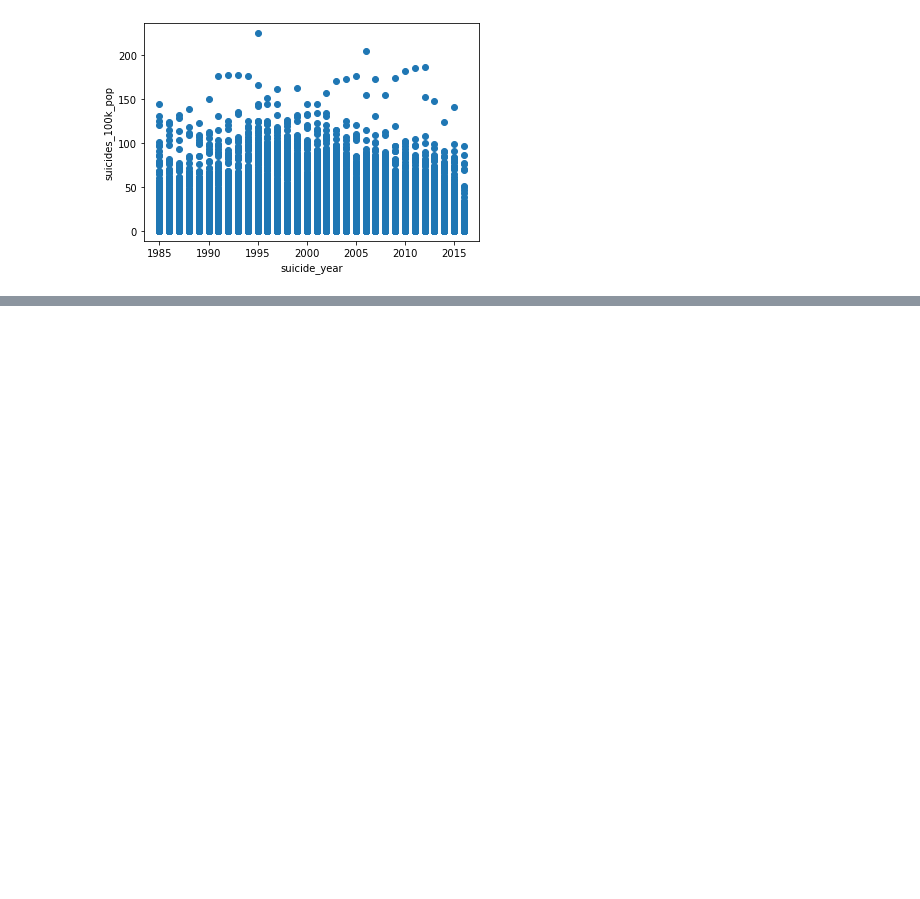
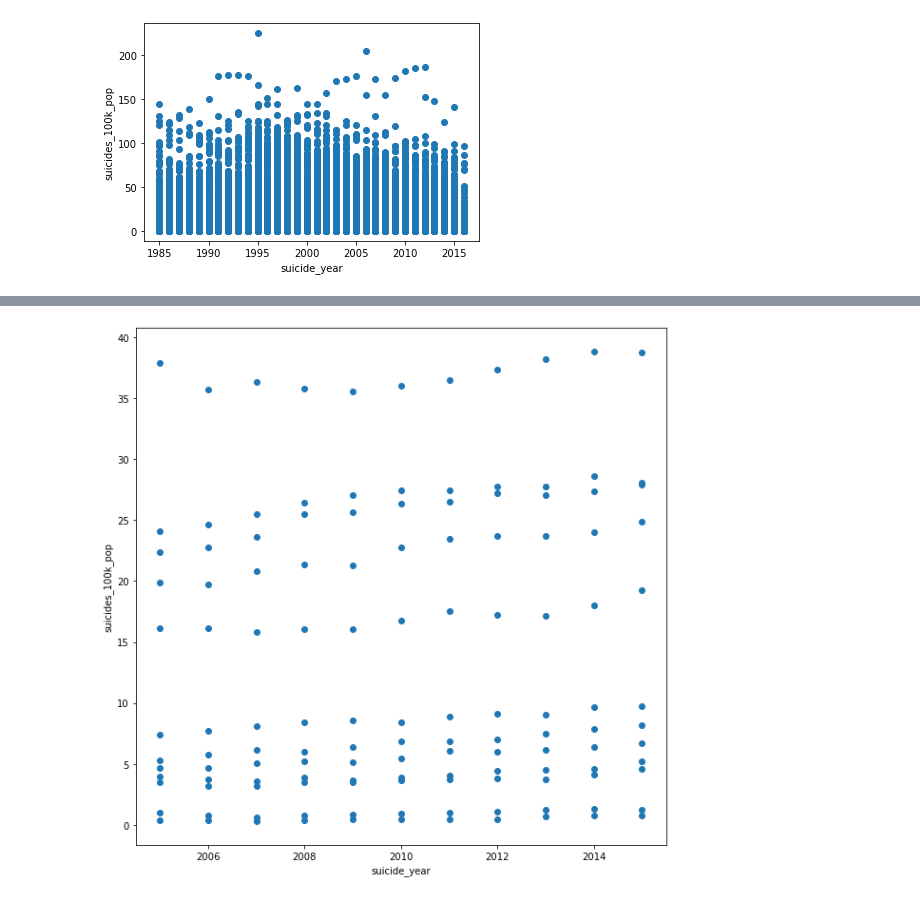
Before and after one commit to NensiH/Social_media_impact, a Jupyter notebook: Jupyter_Notebook/Exploratory.ipynb, the cells around one changed output, grey strips where cells are left out. Cells and saved outputs as stored; diff of their text form; code cells hidden in the pictures; blank space fills up the shorter version.

```diff
--- a/Jupyter_Notebook/Exploratory.ipynb
+++ b/Jupyter_Notebook/Exploratory.ipynb
@@ -82,0 +100,7 @@ plt.show()
+# %%
+# filter dataframe to United States and suicide_year >= 2005
+first_filter = df['country'] == 'United States'
+second_filter = df.suicide_year >= 2005
+
+data = df[first_filter & second_filter]
+data.head()
@@ -82,0 +114,13 @@ plt.show()
+# %%
+# create feature X and target y
+X = np.array(data.loc[:,'suicide_year']).reshape(-1,1)
+y = np.array(data.loc[:,'suicides_100k_pop']).reshape(-1,1)
+# %%
+# Scatter plot
+plt.figure(figsize=[10,10])
+plt.scatter(x=X,y=y)
+plt.xlabel('suicide_year')
+plt.ylabel('suicides_100k_pop')
+plt.show()
+# %% [output]
+[figure, added]
```
Also changed, not shown: parts of 2 cells of this notebook.
